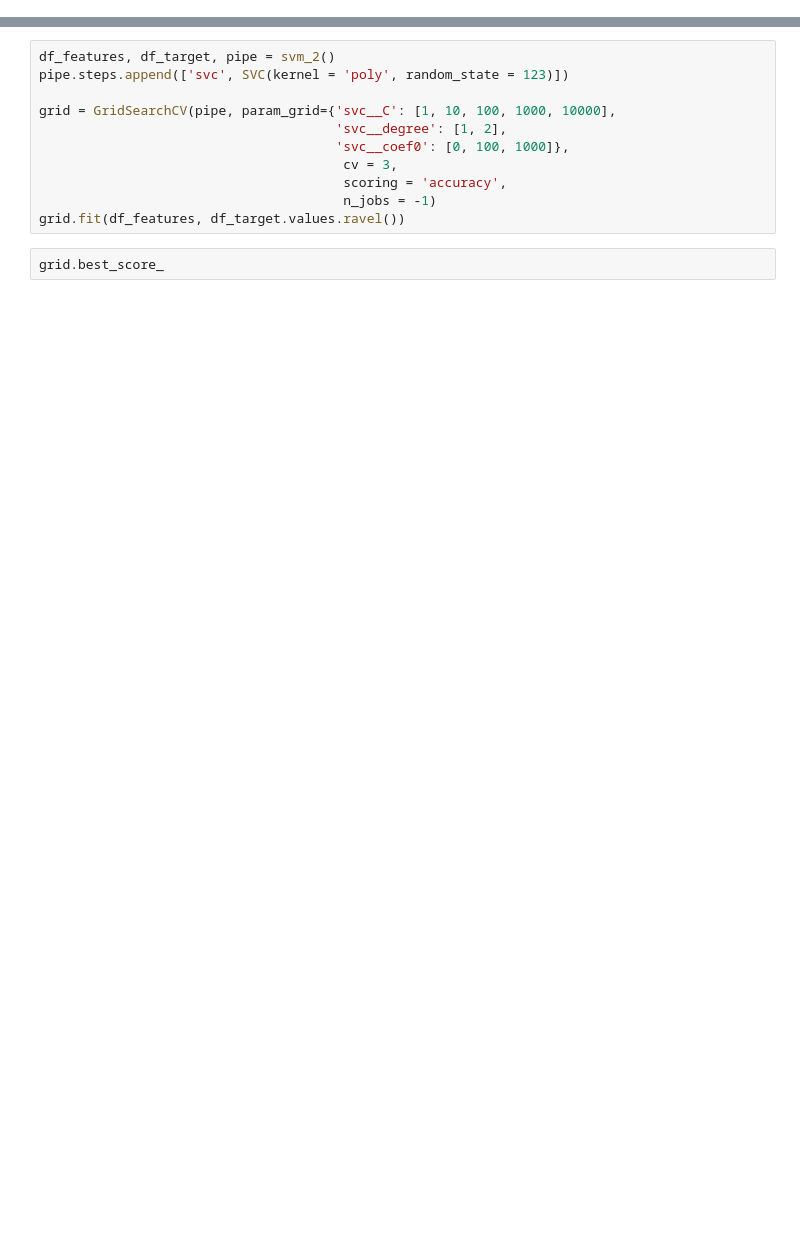
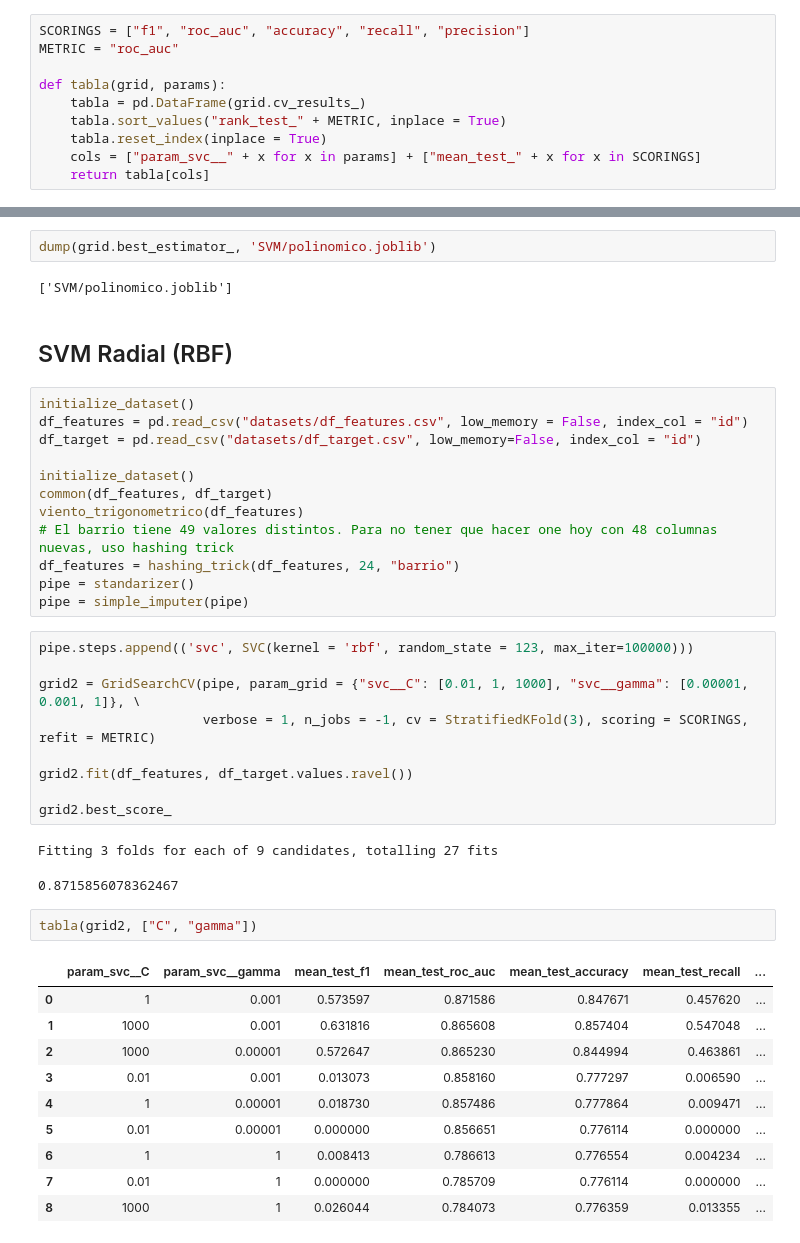
Before and after one commit to fdelu/orga-de-datos, a Jupyter notebook: parte_2/SVM.ipynb, the cells around one changed output, grey strips where cells are left out. Drawn from its saved outputs; the diff is of its cells as text; blank space fills up the shorter version.

Commit message:
SVM radial, mejoro formato. Pendiente reentrenar kernel polinómico

```diff
--- a/parte_2/SVM.ipynb
+++ b/parte_2/SVM.ipynb
@@ -30,0 +18,10 @@ dd = pd.DataFrame(metrics, columns=['c', 'degree', 'gamma', 'r', 'correct_in_val
+# %%
+SCORINGS = ["f1", "roc_auc", "accuracy", "recall", "precision"]
+METRIC = "roc_auc"
+
+def tabla(grid, params):
+    tabla = pd.DataFrame(grid.cv_results_)
+    tabla.sort_values("rank_test_" + METRIC, inplace = True)
+    tabla.reset_index(inplace = True)
+    cols = ["param_svc__" + x for x in params] + ["mean_test_" + x for x in SCORINGS]
+    return tabla[cols]
@@ -31,13 +98,43 @@ dd = pd.DataFrame(metrics, columns=['c', 'degree', 'gamma', 'r', 'correct_in_val
+# %%
+dump(grid.best_estimator_, 'SVM/polinomico.joblib')
+# %% [output]
+['SVM/polinomico.joblib']
+# %% [markdown]
+## SVM Radial (RBF)
+# %%
+initialize_dataset()
+df_features = pd.read_csv("datasets/df_features.csv", low_memory = False, index_col = "id")
+df_target = pd.read_csv("datasets/df_target.csv", low_memory=False, index_col = "id")
+
+initialize_dataset()
+common(df_features, df_target)
+viento_trigonometrico(df_features)
+# El barrio tiene 49 valores distintos. Para no tener que hacer one hoy con 48 columnas nuevas, uso hashing trick
+df_features = hashing_trick(df_features, 24, "barrio")
+pipe = standarizer()
+pipe = simple_imputer(pipe)
 # %%
-df_features, df_target, pipe = svm_2()
-pipe.steps.append(['svc', SVC(kernel = 'poly', random_state = 123)])
+pipe.steps.append(('svc', SVC(kernel = 'rbf', random_state = 123, max_iter=100000)))
 
-grid = GridSearchCV(pipe, param_grid={'svc__C': [1, 10, 100, 1000, 10000],
-                                      'svc__degree': [1, 2],
-                                      'svc__coef0': [0, 100, 1000]},
-                                       cv = 3,
-                                       scoring = 'accuracy',
-                                       n_jobs = -1)
-grid.fit(df_features, df_target.values.ravel())
+grid2 = GridSearchCV(pipe, param_grid = {"svc__C": [0.01, 1, 1000], "svc__gamma": [0.00001, 0.001, 1]}, \
+                     verbose = 1, n_jobs = -1, cv = StratifiedKFold(3), scoring = SCORINGS, refit = METRIC)
+
+grid2.fit(df_features, df_target.values.ravel())
+
+grid2.best_score_
+# %% [output]
+Fitting 3 folds for each of 9 candidates, totalling 27 fits
+0.8715856078362467
-# %%
-grid.best_score_
+# %%
+tabla(grid2, ["C", "gamma"])
+# %% [output]
+|  | param_svc__C | param_svc__gamma | mean_test_f1 | mean_test_roc_auc | mean_test_accuracy | mean_test_recall | ... |
+| 0 | 1 | 0.001 | 0.573597 | 0.871586 | 0.847671 | 0.457620 | ... |
+| 1 | 1000 | 0.001 | 0.631816 | 0.865608 | 0.857404 | 0.547048 | ... |
+| 2 | 1000 | 0.00001 | 0.572647 | 0.865230 | 0.844994 | 0.463861 | ... |
+| 3 | 0.01 | 0.001 | 0.013073 | 0.858160 | 0.777297 | 0.006590 | ... |
+| 4 | 1 | 0.00001 | 0.018730 | 0.857486 | 0.777864 | 0.009471 | ... |
+| 5 | 0.01 | 0.00001 | 0.000000 | 0.856651 | 0.776114 | 0.000000 | ... |
+| 6 | 1 | 1 | 0.008413 | 0.786613 | 0.776554 | 0.004234 | ... |
+| 7 | 0.01 | 1 | 0.000000 | 0.785709 | 0.776114 | 0.000000 | ... |
+| 8 | 1000 | 1 | 0.026044 | 0.784073 | 0.776359 | 0.013355 | ... |
```
Also changed, not shown: parts of 13 cells of this notebook, 2 other files.
